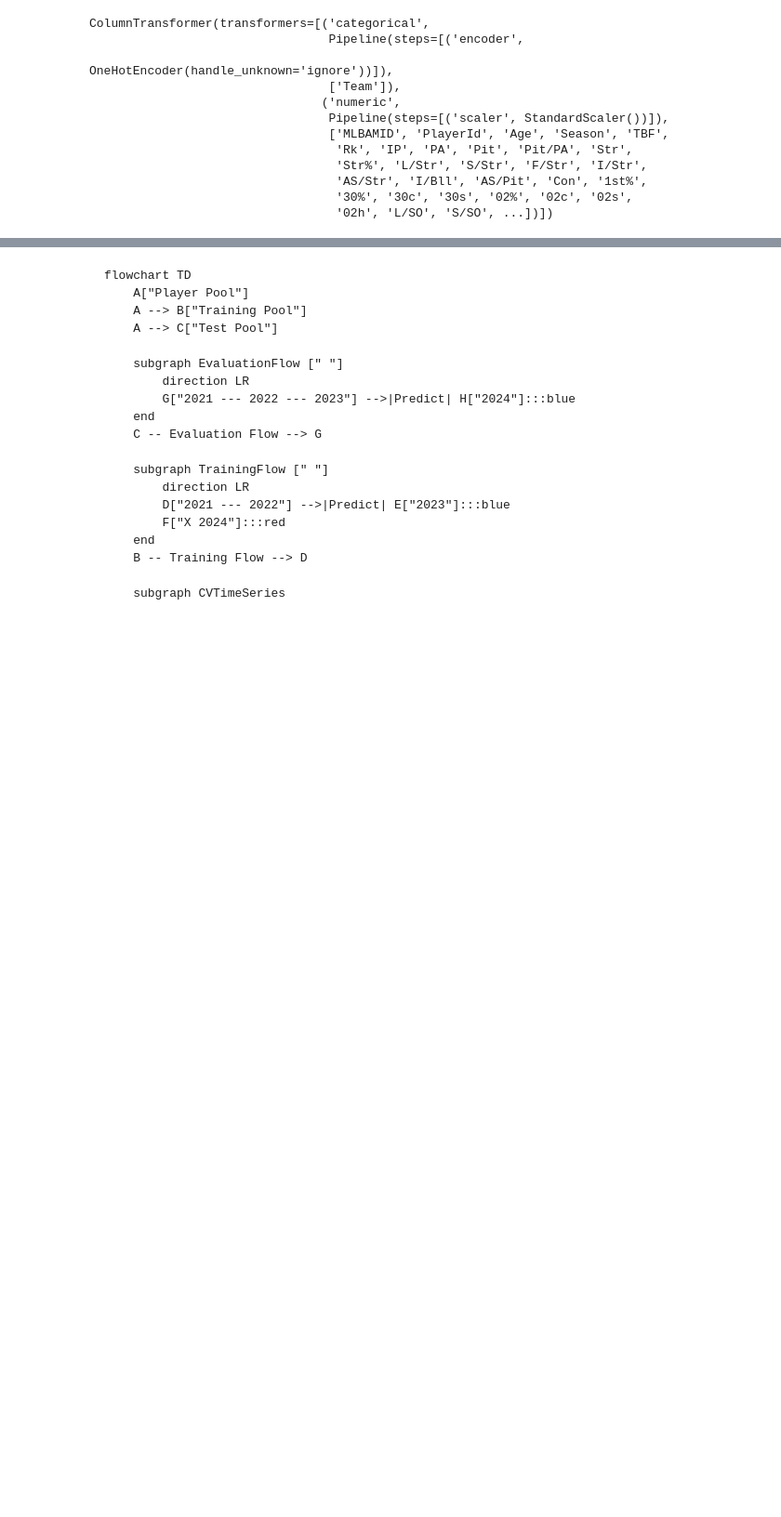
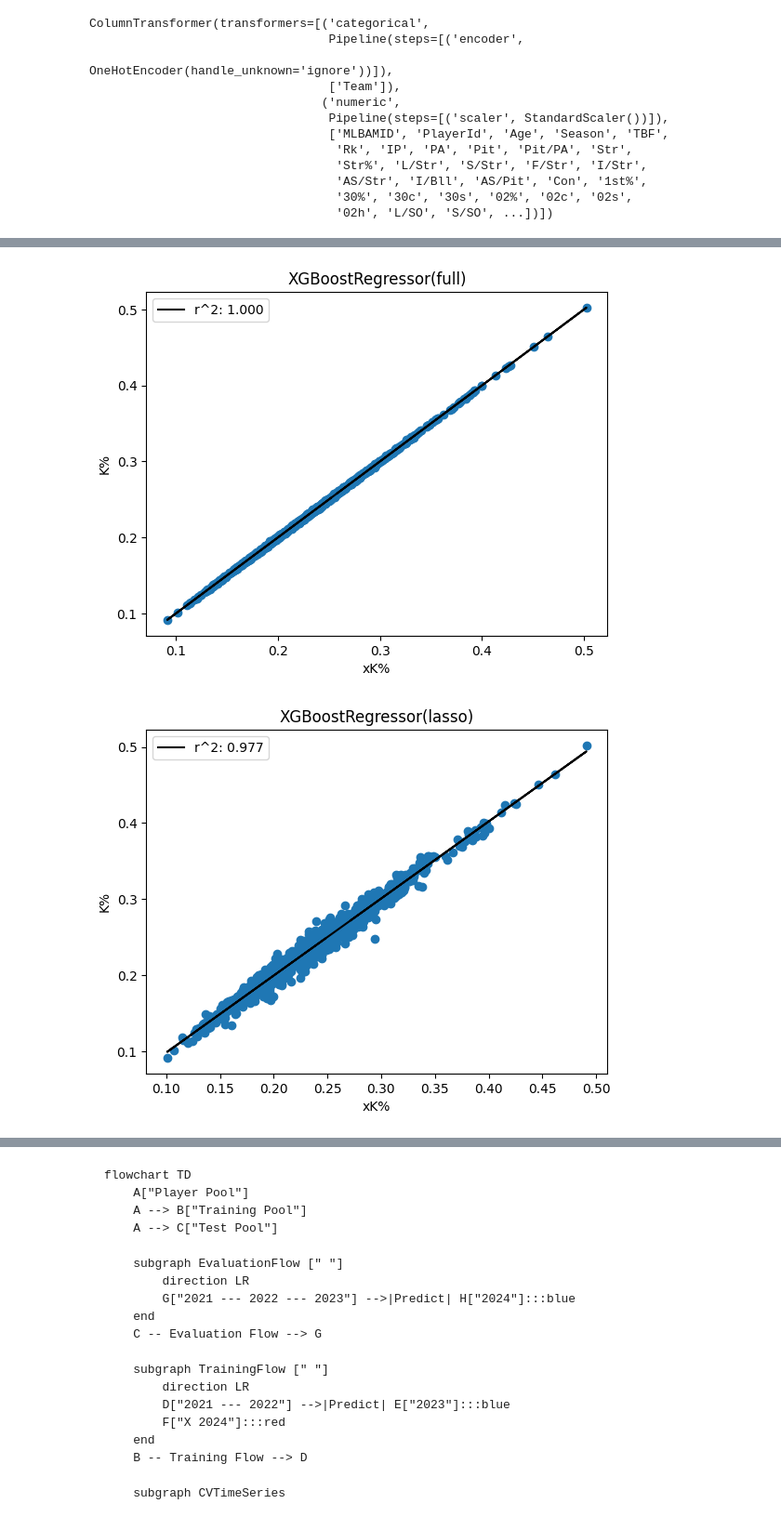
Before and after one commit to loganthomas/mlb-pitcher-xK, a Jupyter notebook: notebooks/03-modeling.ipynb, the cells around one changed output, grey strips where cells are left out. Shown at 93% size. Saved outputs shown, nothing was run; the diff lists cells and outputs as text; code cells hidden in the pictures; blank space fills up the shorter version.

```diff
--- a/notebooks/03-modeling.ipynb
+++ b/notebooks/03-modeling.ipynb
@@ -524,0 +476,15 @@ plot_pred_v_y(rf.predict(X_val), y_val, "RandomForest(val)")
+# %%
+xgb_lasso = GridSearchCV(
+    estimator=xgb.XGBRegressor(),
+    param_grid={"n_estimators": [25, 50, 100, 150], "max_depth": [5, 10, 15]},
+    cv=5,
+)
+
+xgb_preds_lasso, results = train_model(
+    processor_lasso,
+    xgb_lasso,
+    X_df_lasso,
+    y_df,
+    results,
+    name="XGBRegressor(lasso)",
+)
@@ -524,0 +559,6 @@ plot_pred_v_y(rf.predict(X_val), y_val, "RandomForest(val)")
+# %%
+plot_pred_vs_target(xgb_preds_full, y_df, "XGBoostRegressor(full)")
+plot_pred_vs_target(xgb_preds_lasso, y_df, "XGBoostRegressor(lasso)")
+# %% [output]
+[figure, added]
+[figure, added]
```
Also changed, not shown: parts of 102 cells of this notebook, 3 other files.
